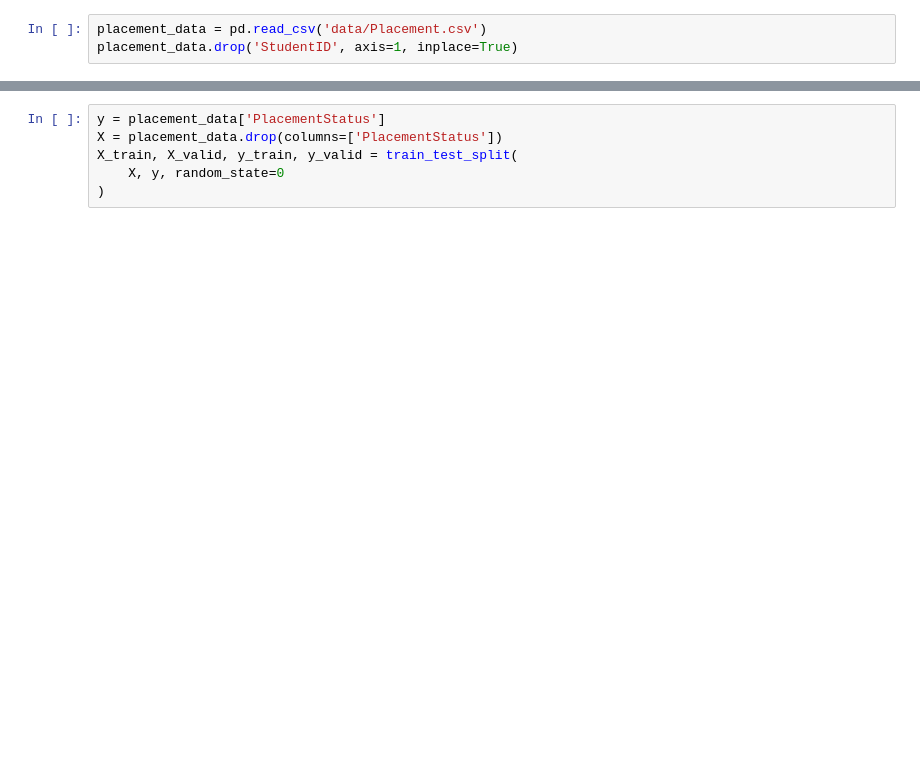
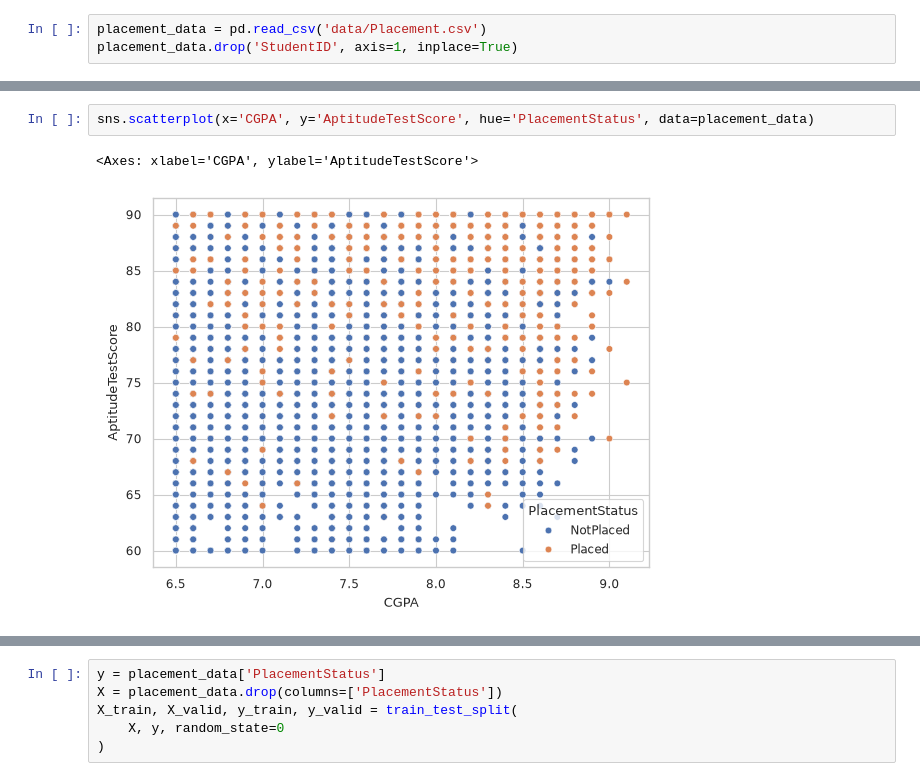
Before and after one commit to souparnikavp17/placement-prediction, a Jupyter notebook: notebook.ipynb, the cells around one changed output, grey strips where cells are left out. Drawn from its saved outputs; the diff is of its cells as text; blank space fills up the shorter version.

```diff
--- a/notebook.ipynb
+++ b/notebook.ipynb
@@ -10,0 +41,5 @@ placement_data.drop('StudentID', axis=1, inplace=True)
+# %%
+sns.scatterplot(x='CGPA', y='AptitudeTestScore', hue='PlacementStatus', data=placement_data)
+# %% [output]
+<Axes: xlabel='CGPA', ylabel='AptitudeTestScore'>
+[figure, added]
```
Also changed, not shown: parts of 7 cells of this notebook, 2 other files.
